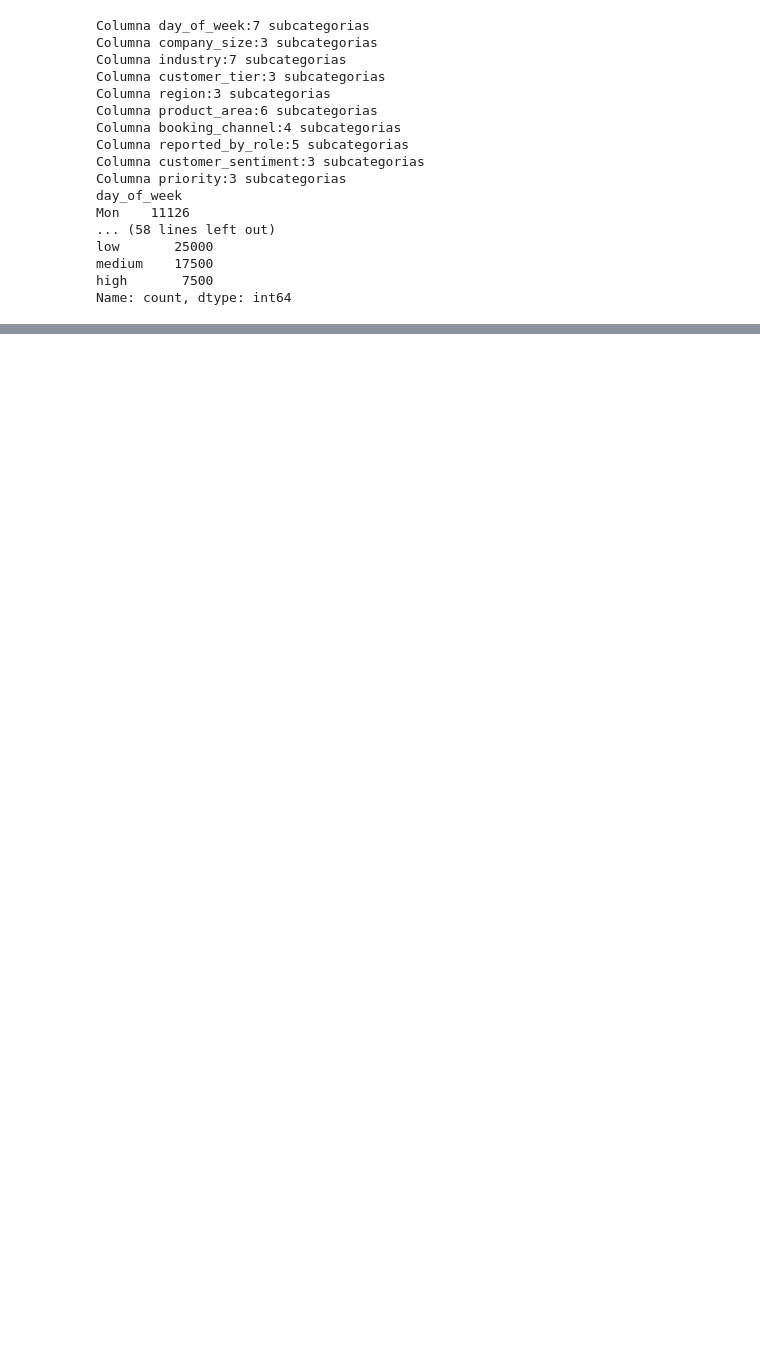
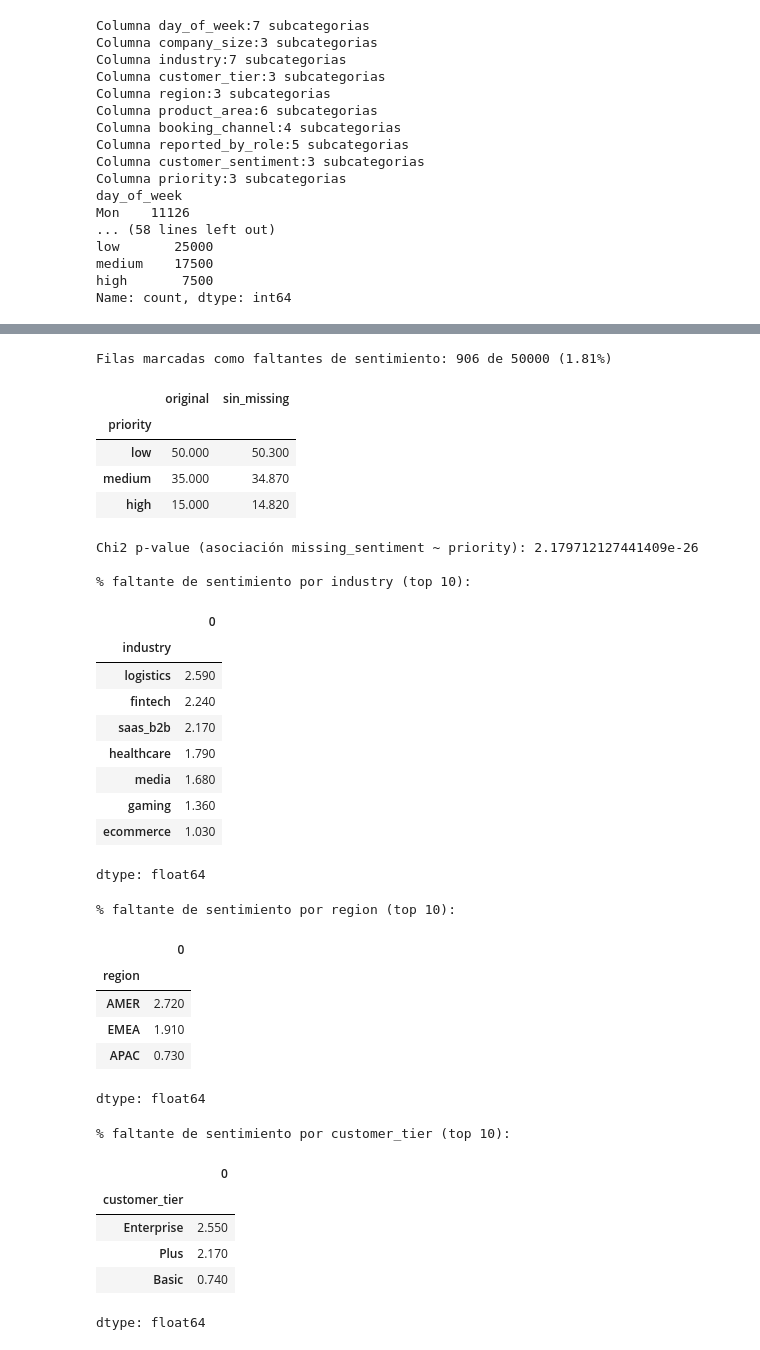
Before and after one commit to mmcuervo/ExamMLcategorias, a Jupyter notebook: 01_eda.ipynb, the cells around one changed output, grey strips where cells are left out. Drawn from its saved outputs; the diff is of its cells as text; code cells hidden in the pictures; blank space fills up the shorter version.

```diff
--- a/01_eda.ipynb
+++ b/01_eda.ipynb
@@ -15,6 +15,7 @@ from google.colab import drive
 drive.mount('/content/drive')
 DATA_PATH = "/content/drive/MyDrive/AiLabData/Support_tickets.csv"
 df = pd.read_csv(DATA_PATH, encoding="utf-8")
+dc = df.copy()
 # %% [output]
 Drive already mounted at /content/drive; to attempt to forcibly remount, call drive.mount("/content/drive", force_remount=True).
 # %%
@@ -76,9 +95,3 @@ low       25000
 medium    17500
 high       7500
 Name: count, dtype: int64
-# %%
-sns.set_theme(context="notebook", style="whitegrid")
-pd.set_option("display.float_format", lambda x: f"{x:,.3f}")
-
-#Creamos una copia y trabajams sobre ella
-df0=df.copy()
@@ -119,0 +113,69 @@ if num_cols:
+# %%
+import numpy as np
+from scipy.stats import chi2_contingency
+
+col_label = "customer_sentiment"
+col_code  = "customer_sentiment_cat"
+
+# A) Normalizamos SOLO el dtype de customer_sentiment_cat (no tocamos otras columnas)
+dc[col_code] = pd.to_numeric(dc[col_code], errors="coerce").astype("Int64")
+
+# B) Definimos "faltante de sentimiento" EXCLUSIVAMENTE aquí:
+mask_missing_cs = dc[col_label].isna() | (dc[col_code] == 0)
+
+print(f"Filas marcadas como faltantes de sentimiento: {mask_missing_cs.sum()} de {len(dc)} "
+      f"({mask_missing_cs.mean()*100:.2f}%)")
+
+# C) Impacto en balance de la clase objetivo si eliminamos esas filas
+orig  = dc["priority"].value_counts(normalize=True).rename("original")
+after = dc.loc[~mask_missing_cs, "priority"].value_counts(normalize=True).rename("sin_missing")
+balance_comp = pd.concat([orig, after], axis=1).fillna(0)
+display((balance_comp*100).round(2))  # % por clase antes vs después
+
+# D) Asociación estadística entre "faltante de sentimiento" y priority
+ct = pd.crosstab(dc["priority"], mask_missing_cs)
+chi2, p, dof, expected = chi2_contingency(ct)
+print("Chi2 p-value (asociación missing_sentiment ~ priority):", p)
+
+# Usa crosstab para ver % de faltante por categoría de cada columna
+cand_cols = [c for c in ["industry","region","customer_tier"] if c in dc.columns]
+
+for col in cand_cols:
+    print(f"\n% faltante de sentimiento por {col} (top 10):")
+    tab = pd.crosstab(dc[col], mask_missing_cs).reindex(columns=[True, False], fill_value=0)
+    rates = (tab[True] / tab.sum(axis=1)).sort_values(ascending=False).head(10)
+    display((rates*100).round(2))
+# %% [output]
+Filas marcadas como faltantes de sentimiento: 906 de 50000 (1.81%)
+|  | original | sin_missing |
+| priority |  |  |
+| low | 50.000 | 50.300 |
+| medium | 35.000 | 34.870 |
+| high | 15.000 | 14.820 |
+Chi2 p-value (asociación missing_sentiment ~ priority): 2.179712127441409e-26
+
+% faltante de sentimiento por industry (top 10):
+|  | 0 |
+| industry |  |
+| logistics | 2.590 |
+| fintech | 2.240 |
+| saas_b2b | 2.170 |
+| healthcare | 1.790 |
+| media | 1.680 |
+| gaming | 1.360 |
+| ecommerce | 1.030 |
+dtype: float64
+% faltante de sentimiento por region (top 10):
+|  | 0 |
+| region |  |
+| AMER | 2.720 |
+| EMEA | 1.910 |
+| APAC | 0.730 |
+dtype: float64
+% faltante de sentimiento por customer_tier (top 10):
+|  | 0 |
+| customer_tier |  |
+| Enterprise | 2.550 |
+| Plus | 2.170 |
+| Basic | 0.740 |
+dtype: float64
```
Also changed, not shown: parts of 6 cells of this notebook.
